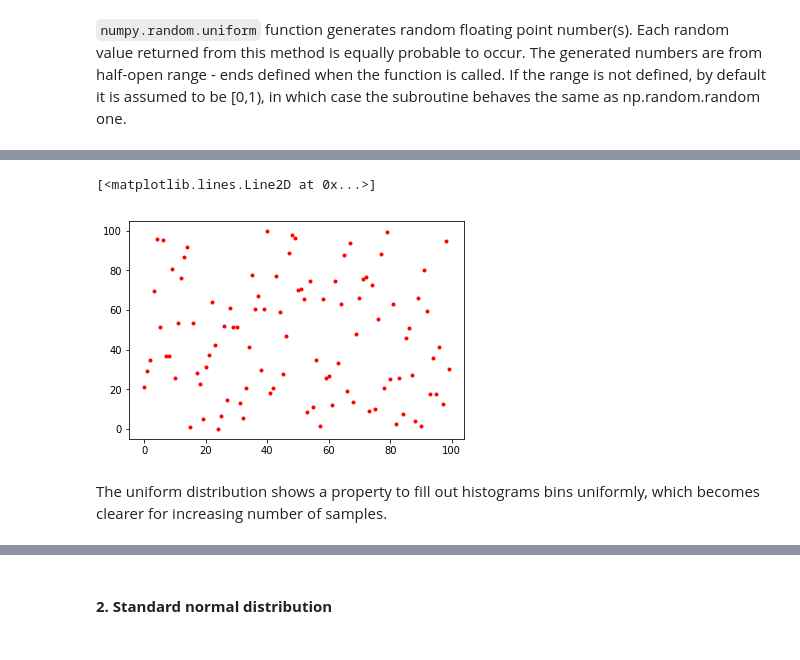
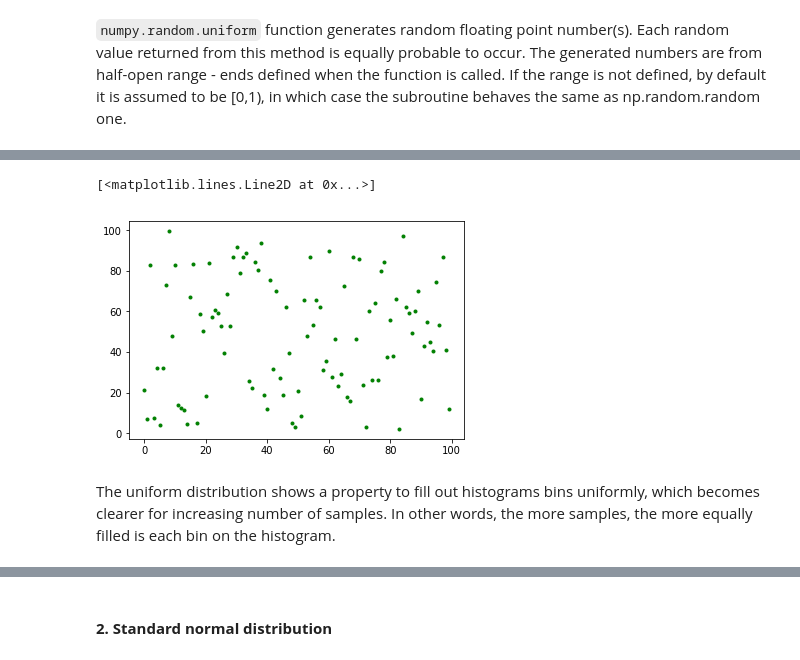
Before and after one commit to andkoc001/fun-with-numpy-random, a Jupyter notebook: exploring-random-numpy.ipynb, the cells around one changed output, grey strips where cells are left out. Saved outputs shown, nothing was run; the diff lists cells and outputs as text; code cells hidden in the pictures.

```diff
--- a/exploring-random-numpy.ipynb
+++ b/exploring-random-numpy.ipynb
@@ -196,10 +193,10 @@ np.mean(np.random.uniform(0.9,1, size=10) * 10)
 # %%
-plt.plot(np.random.uniform(0,100, size=100), 'r.')
+plt.plot(np.random.uniform(0,100, size=100), 'g.')
 # %% [output]
 [<matplotlib.lines.Line2D at 0x...>]
-[figure, old version]
+[figure, new version]
 # %% [markdown]
-The uniform distribution shows a property to fill out histograms bins uniformly, which becomes clearer for increasing number of samples.
+The uniform distribution shows a property to fill out histograms bins uniformly, which becomes clearer for increasing number of samples. In other words, the more samples, the more equally filled is each bin on the histogram.
 # %%
 plt.subplot(1, 3, 1)
 plt.hist(np.random.uniform(0,100, size=10**2)) # 100 samples
```
Also changed, not shown: parts of 37 cells of this notebook.
